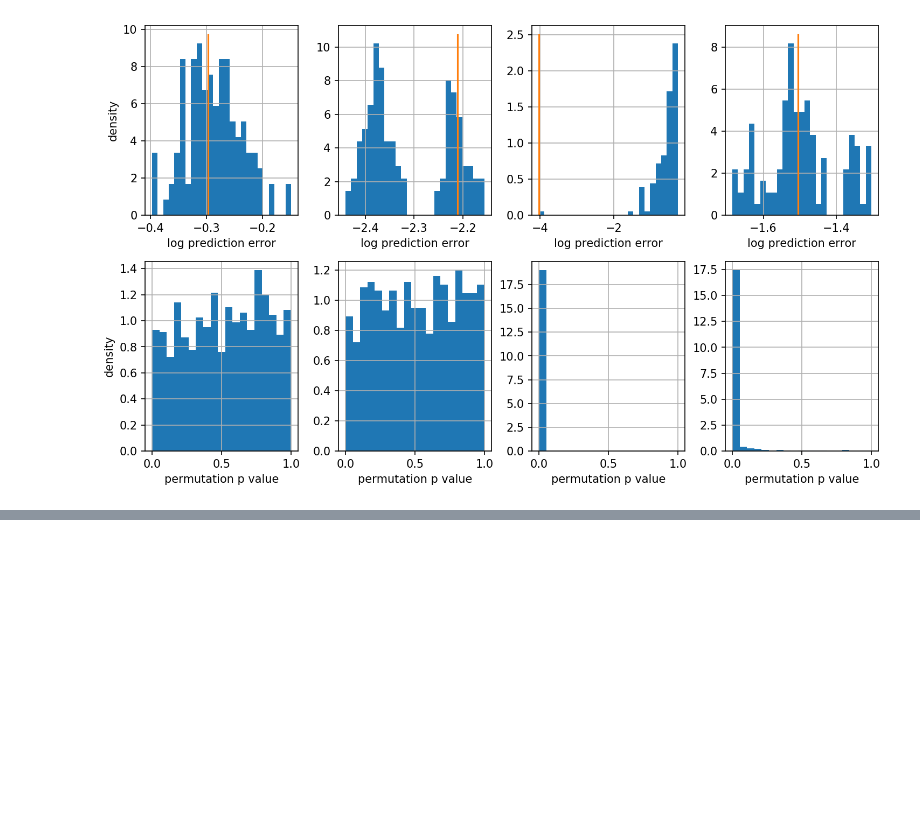
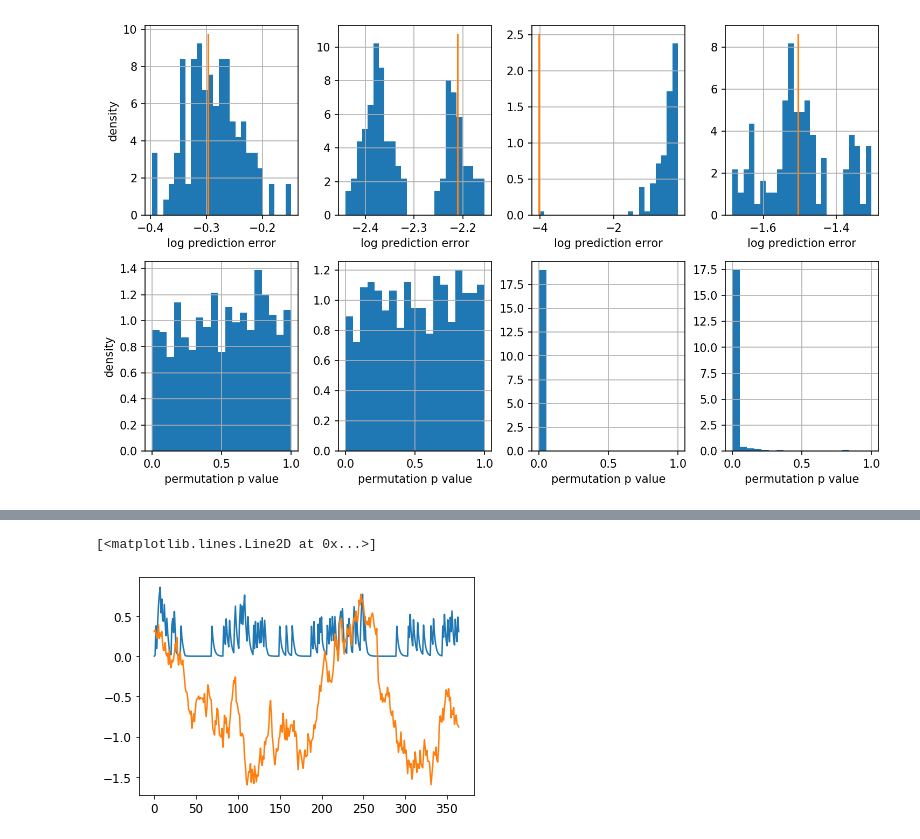
Before and after one commit to pckuo/map-ephys, a Jupyter notebook: notebook/pckuo/nonsense_corr.ipynb, the cells around one changed output, grey strips where cells are left out. Drawn from its saved outputs; the diff is of its cells as text; code cells hidden in the pictures; blank space fills up the shorter version.

```diff
--- a/notebook/pckuo/nonsense_corr.ipynb
+++ b/notebook/pckuo/nonsense_corr.ipynb
@@ -318,0 +514,7 @@ data set 3
+# %%
+plt.plot(df_Q_left['Q_left'].values)
+# plt.plot(df_Q_right['Q_right'].values)
+plt.plot(results_dict['fr'][32]/8)
+# %% [output]
+[<matplotlib.lines.Line2D at 0x...>]
+[figure, added]
```
Also changed, not shown: parts of 13 cells of this notebook.
